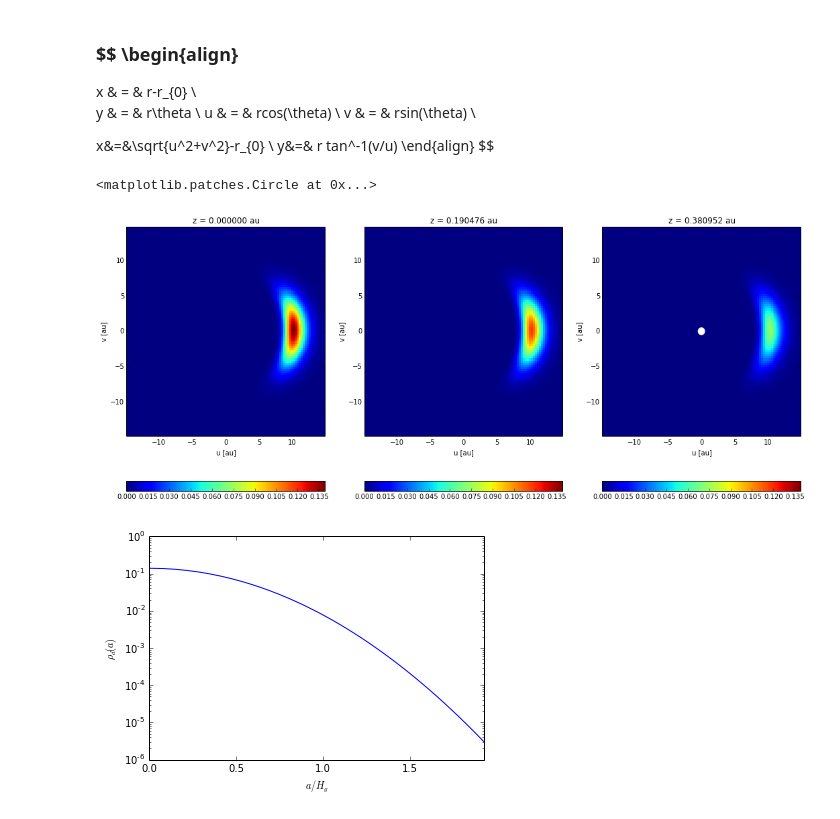
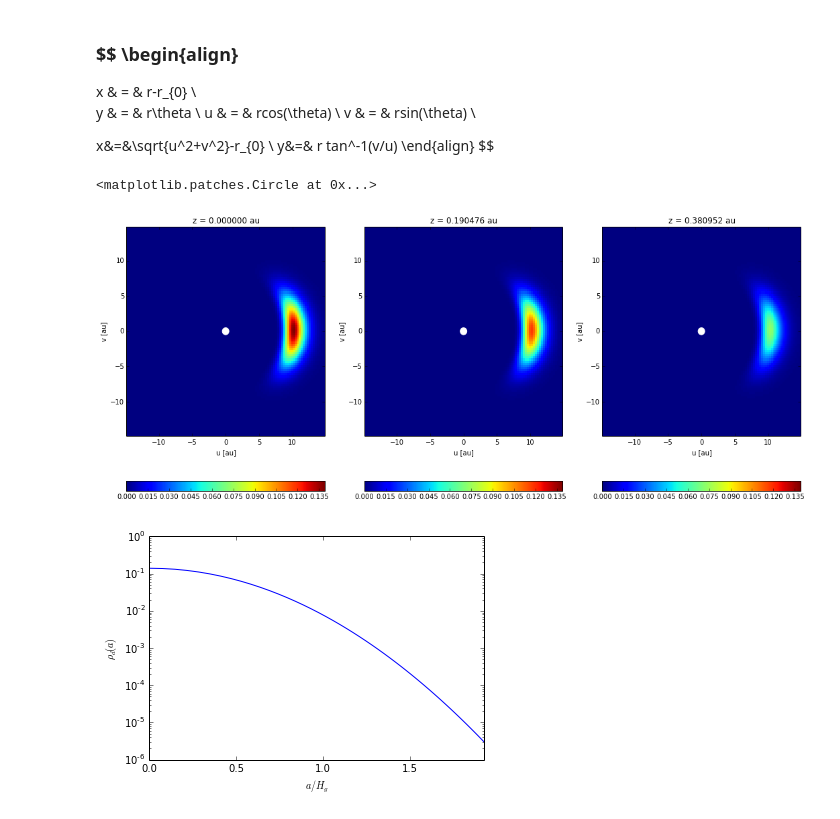
Before and after one commit to SebaMarino/ipython-notes, a Jupyter notebook: Vortex2.ipynb, the cells around one changed output. Cells and saved outputs as stored; diff of their text form; code cells hidden in the pictures.

```diff
--- a/Vortex2.ipynb
+++ b/Vortex2.ipynb
@@ -160,34 +160,40 @@ plt.xlim(u[0],u[M-1])
 plt.ylim(v[0],v[M-1])
 plt.xlabel('u [au]')
 plt.ylabel('v [au]')
+fig = plt.gcf()
+circle=plt.Circle((0,0),0.5,color="white",fill=True)
+fig.gca().add_artist(circle)
 plt.colorbar(orientation='horizontal')
 
 plt.subplot(1,3,2)
 plt.title("z = %f au" % z[(Mz-1)*3/4])
 plt.pcolor(u,v,rho_disk[3*(Mz-1)/4,:,:],vmin=0.0, vmax=np.max(rho_disk))#, norm=LogNorm(vmin=1e-15, vmax=np.max(rho_disk) ) )
 plt.xlim(u[0],u[M-1])
 plt.ylim(v[0],v[M-1])
 plt.xlabel('u [au]')
 plt.ylabel('v [au]')
+fig = plt.gcf()
+circle=plt.Circle((0,0),0.5,color="white",fill=True)
+fig.gca().add_artist(circle)
 plt.colorbar(orientation='horizontal')
 
 plt.subplot(1,3,3)
 plt.title("z = %f au" % z[(Mz-1)/1])
 plt.pcolor(u,v,rho_disk[(Mz-1),:,:],vmin=0.0, vmax=np.max(rho_disk))#, norm=LogNorm(vmin=1e-15, vmax=np.max(rho_disk) ) )
 plt.xlim(u[0],u[M-1])
 plt.ylim(v[0],v[M-1])
 plt.xlabel('u [au]')
 plt.ylabel('v [au]')
 
 plt.colorbar(orientation='horizontal')
 
 
 fig = plt.gcf()
 circle=plt.Circle((0,0),0.5,color="white",fill=True)
 fig.gca().add_artist(circle)
 # %% [output]
 <matplotlib.patches.Circle at 0x...>
-[figure, old version]
+[figure, new version]
 # %%
 rho_profile=np.zeros((N,2))
 for i in range(N):
```
